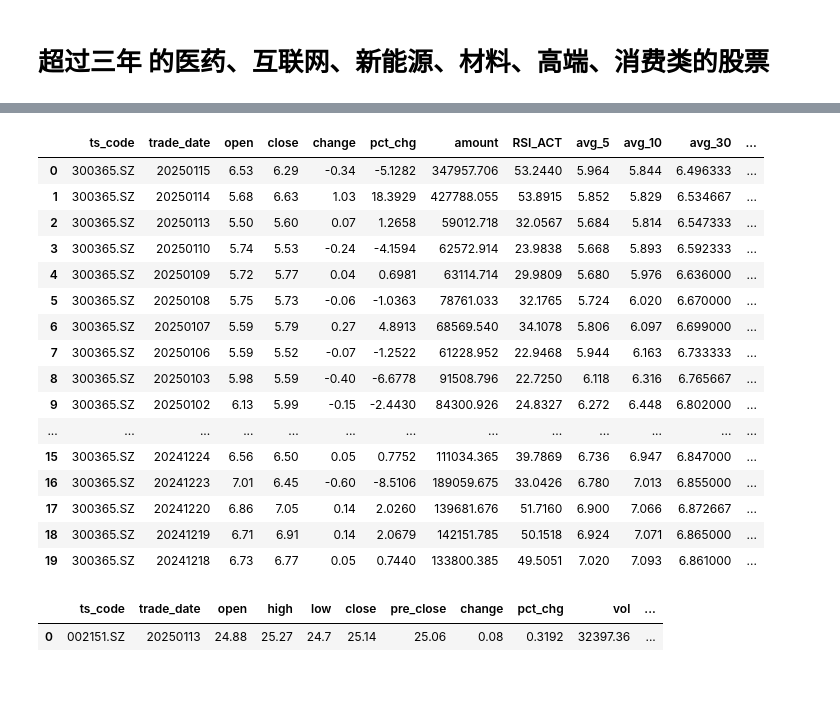
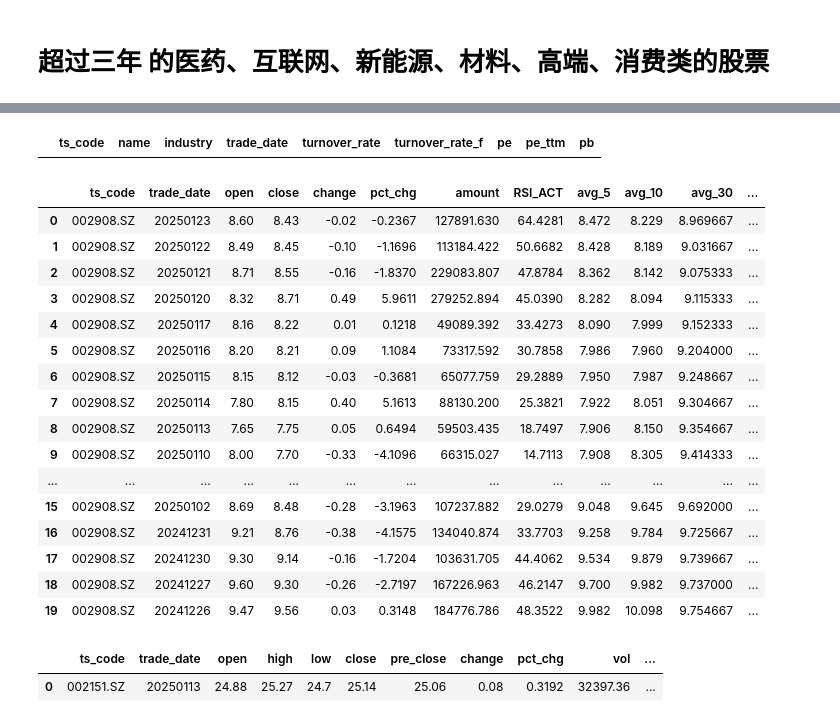
Before and after one commit to whgloveucq/jupyterfiles, a Jupyter notebook: OApractice/stock_study2023.ipynb, the cells around one changed output, grey strips where cells are left out. Drawn from its saved outputs; the diff is of its cells as text; code cells hidden in the pictures; blank space fills up the shorter version.

```diff
--- a/OApractice/stock_study2023.ipynb
+++ b/OApractice/stock_study2023.ipynb
@@ -291,22 +298,27 @@ from datetime import datetime,timedelta
 # df_stocks_age_gt3_base.head(1000)
 #日行情信息 及晒选。
 # trdate=(datetime.today().date() - timedelta(days=0)).strftime('%Y%m%d')
-trdate='20250115'
+trdate='20250123'
 #交易日期所在周
 # trdate_week=
 
 stock_collection=stock_daily('NA',trdate,'')
-condition = (stock_collection['close']-stock_collection['pre_close'])/stock_collection['pre_close']<-0.05
+condition = ((stock_collection['close']-stock_collection['pre_close'])/stock_collection['pre_close']).abs()>0.0
 df_selected=stock_condition(stock_collection,condition)
 #股票信息
-colname=['ts_code','name','industry','trade_date','open','high','low','close','pre_close','change','pct_chg','amount']
+colname=['ts_code','name','industry','trade_date','open','high','low','close','pre_close','change','pct_chg','amount' ]
 df_selected_tmp1=pd.merge(df_selected,df_stocks_age_gt3_base,on=["ts_code"],how='inner')[colname]
 #加上换手率 、市赢率、市盈率TTM、市净率
-df_index_daily = get_source().index_dailybasic(trade_date=trdate
-#                                                ,fields='ts_code,trade_date,turnover_rate,pe'
-                                              )
+# df_index_daily = get_source().index_dailybasic(trade_date=trdate
+#                                                ,fields='ts_code,trade_date,turnover_rate,pe' )
+
+df_index_daily = get_source().query('daily_basic', ts_code='', trade_date='',fields='ts_code,trade_date,turnover_rate,turnover_rate_f,volume_ratio,pe_ttm,pe,pb')
+
+
 colname.extend(['turnover_rate','turnover_rate_f','pe','pe_ttm','pb'])
 
 df_selected_tmp2=pd.merge(df_selected_tmp1,df_index_daily,on=["ts_code","trade_date"],how='left')[colname]
-#加上成交额
+cols=['ts_code','name','industry','trade_date','turnover_rate','turnover_rate_f','pe','pe_ttm','pb']
+df_selected_tmp3=df_selected_tmp2.query(" ts_code.str.contains(r'^6.*|^0.*')  and close<=100 and pe.notnull() " , engine='python').groupby(['industry']).apply(lambda x:x.sort_values(by='pe',na_position='first',ascending=True))[cols].reset_index(drop=True)#加上成交额
 #加上 ROE
+# df_selected_tmp2.query(" ts_code.str.contains(r'^6.*|^0.*')  and close<=10 and pe.notnull()" , engine='python').groupby(['ts_code','industry']).apply(lambda x:x.sort_values(by='pe',ascending=True))
@@ -339,23 +345,30 @@ company_info('SZSE','300365.SZ')
+# %%
+df_selected_tmp3
+# %% [output]
+|  | ts_code | name | industry | trade_date | turnover_rate | turnover_rate_f | pe | pe_ttm | pb |
 # %%
-stock_info_query('300365.SZ','20250115').iloc[0:20,[0,1,2,5,7,8,10,11,12,13,14,15]]
+#查看个股的日均 、RSI指标信息。
+df_gg_tmp1=stock_info_query('002908.SZ','20250123').iloc[0:20,[0,1,2,5,7,8,10,11,12,13,14,15]]
+df_gg=pd.merge(df_gg_tmp1,df_selected_tmp3,on=["ts_code","trade_date"],how='left')
+df_gg.iloc[0:20,:]
 # %% [output]
 |  | ts_code | trade_date | open | close | change | pct_chg | amount | RSI_ACT | avg_5 | avg_10 | avg_30 | ... |
-| 0 | 300365.SZ | 20250115 | 6.53 | 6.29 | -0.34 | -5.1282 | 347957.706 | 53.2440 | 5.964 | 5.844 | 6.496333 | ... |
-| 1 | 300365.SZ | 20250114 | 5.68 | 6.63 | 1.03 | 18.3929 | 427788.055 | 53.8915 | 5.852 | 5.829 | 6.534667 | ... |
-| 2 | 300365.SZ | 20250113 | 5.50 | 5.60 | 0.07 | 1.2658 | 59012.718 | 32.0567 | 5.684 | 5.814 | 6.547333 | ... |
-| 3 | 300365.SZ | 20250110 | 5.74 | 5.53 | -0.24 | -4.1594 | 62572.914 | 23.9838 | 5.668 | 5.893 | 6.592333 | ... |
-| 4 | 300365.SZ | 20250109 | 5.72 | 5.77 | 0.04 | 0.6981 | 63114.714 | 29.9809 | 5.680 | 5.976 | 6.636000 | ... |
-| 5 | 300365.SZ | 20250108 | 5.75 | 5.73 | -0.06 | -1.0363 | 78761.033 | 32.1765 | 5.724 | 6.020 | 6.670000 | ... |
-| 6 | 300365.SZ | 20250107 | 5.59 | 5.79 | 0.27 | 4.8913 | 68569.540 | 34.1078 | 5.806 | 6.097 | 6.699000 | ... |
-| 7 | 300365.SZ | 20250106 | 5.59 | 5.52 | -0.07 | -1.2522 | 61228.952 | 22.9468 | 5.944 | 6.163 | 6.733333 | ... |
-| 8 | 300365.SZ | 20250103 | 5.98 | 5.59 | -0.40 | -6.6778 | 91508.796 | 22.7250 | 6.118 | 6.316 | 6.765667 | ... |
-| 9 | 300365.SZ | 20250102 | 6.13 | 5.99 | -0.15 | -2.4430 | 84300.926 | 24.8327 | 6.272 | 6.448 | 6.802000 | ... |
+| 0 | 002908.SZ | 20250123 | 8.60 | 8.43 | -0.02 | -0.2367 | 127891.630 | 64.4281 | 8.472 | 8.229 | 8.969667 | ... |
+| 1 | 002908.SZ | 20250122 | 8.49 | 8.45 | -0.10 | -1.1696 | 113184.422 | 50.6682 | 8.428 | 8.189 | 9.031667 | ... |
+| 2 | 002908.SZ | 20250121 | 8.71 | 8.55 | -0.16 | -1.8370 | 229083.807 | 47.8784 | 8.362 | 8.142 | 9.075333 | ... |
+| 3 | 002908.SZ | 20250120 | 8.32 | 8.71 | 0.49 | 5.9611 | 279252.894 | 45.0390 | 8.282 | 8.094 | 9.115333 | ... |
+| 4 | 002908.SZ | 20250117 | 8.16 | 8.22 | 0.01 | 0.1218 | 49089.392 | 33.4273 | 8.090 | 7.999 | 9.152333 | ... |
+| 5 | 002908.SZ | 20250116 | 8.20 | 8.21 | 0.09 | 1.1084 | 73317.592 | 30.7858 | 7.986 | 7.960 | 9.204000 | ... |
+| 6 | 002908.SZ | 20250115 | 8.15 | 8.12 | -0.03 | -0.3681 | 65077.759 | 29.2889 | 7.950 | 7.987 | 9.248667 | ... |
+| 7 | 002908.SZ | 20250114 | 7.80 | 8.15 | 0.40 | 5.1613 | 88130.200 | 25.3821 | 7.922 | 8.051 | 9.304667 | ... |
+| 8 | 002908.SZ | 20250113 | 7.65 | 7.75 | 0.05 | 0.6494 | 59503.435 | 18.7497 | 7.906 | 8.150 | 9.354667 | ... |
+| 9 | 002908.SZ | 20250110 | 8.00 | 7.70 | -0.33 | -4.1096 | 66315.027 | 14.7113 | 7.908 | 8.305 | 9.414333 | ... |
 | ... | ... | ... | ... | ... | ... | ... | ... | ... | ... | ... | ... | ... |
-| 15 | 300365.SZ | 20241224 | 6.56 | 6.50 | 0.05 | 0.7752 | 111034.365 | 39.7869 | 6.736 | 6.947 | 6.847000 | ... |
-| 16 | 300365.SZ | 20241223 | 7.01 | 6.45 | -0.60 | -8.5106 | 189059.675 | 33.0426 | 6.780 | 7.013 | 6.855000 | ... |
-| 17 | 300365.SZ | 20241220 | 6.86 | 7.05 | 0.14 | 2.0260 | 139681.676 | 51.7160 | 6.900 | 7.066 | 6.872667 | ... |
-| 18 | 300365.SZ | 20241219 | 6.71 | 6.91 | 0.14 | 2.0679 | 142151.785 | 50.1518 | 6.924 | 7.071 | 6.865000 | ... |
-| 19 | 300365.SZ | 20241218 | 6.73 | 6.77 | 0.05 | 0.7440 | 133800.385 | 49.5051 | 7.020 | 7.093 | 6.861000 | ... |
+| 15 | 002908.SZ | 20250102 | 8.69 | 8.48 | -0.28 | -3.1963 | 107237.882 | 29.0279 | 9.048 | 9.645 | 9.692000 | ... |
+| 16 | 002908.SZ | 20241231 | 9.21 | 8.76 | -0.38 | -4.1575 | 134040.874 | 33.7703 | 9.258 | 9.784 | 9.725667 | ... |
+| 17 | 002908.SZ | 20241230 | 9.30 | 9.14 | -0.16 | -1.7204 | 103631.705 | 44.4062 | 9.534 | 9.879 | 9.739667 | ... |
+| 18 | 002908.SZ | 20241227 | 9.60 | 9.30 | -0.26 | -2.7197 | 167226.963 | 46.2147 | 9.700 | 9.982 | 9.737000 | ... |
+| 19 | 002908.SZ | 20241226 | 9.47 | 9.56 | 0.03 | 0.3148 | 184776.786 | 48.3522 | 9.982 | 10.098 | 9.754667 | ... |
 # %%
 # ts_code=input('请输入交易码')
 trade_date=input('请输入交易日期')
```
Also changed, not shown: parts of 12 cells of this notebook.
